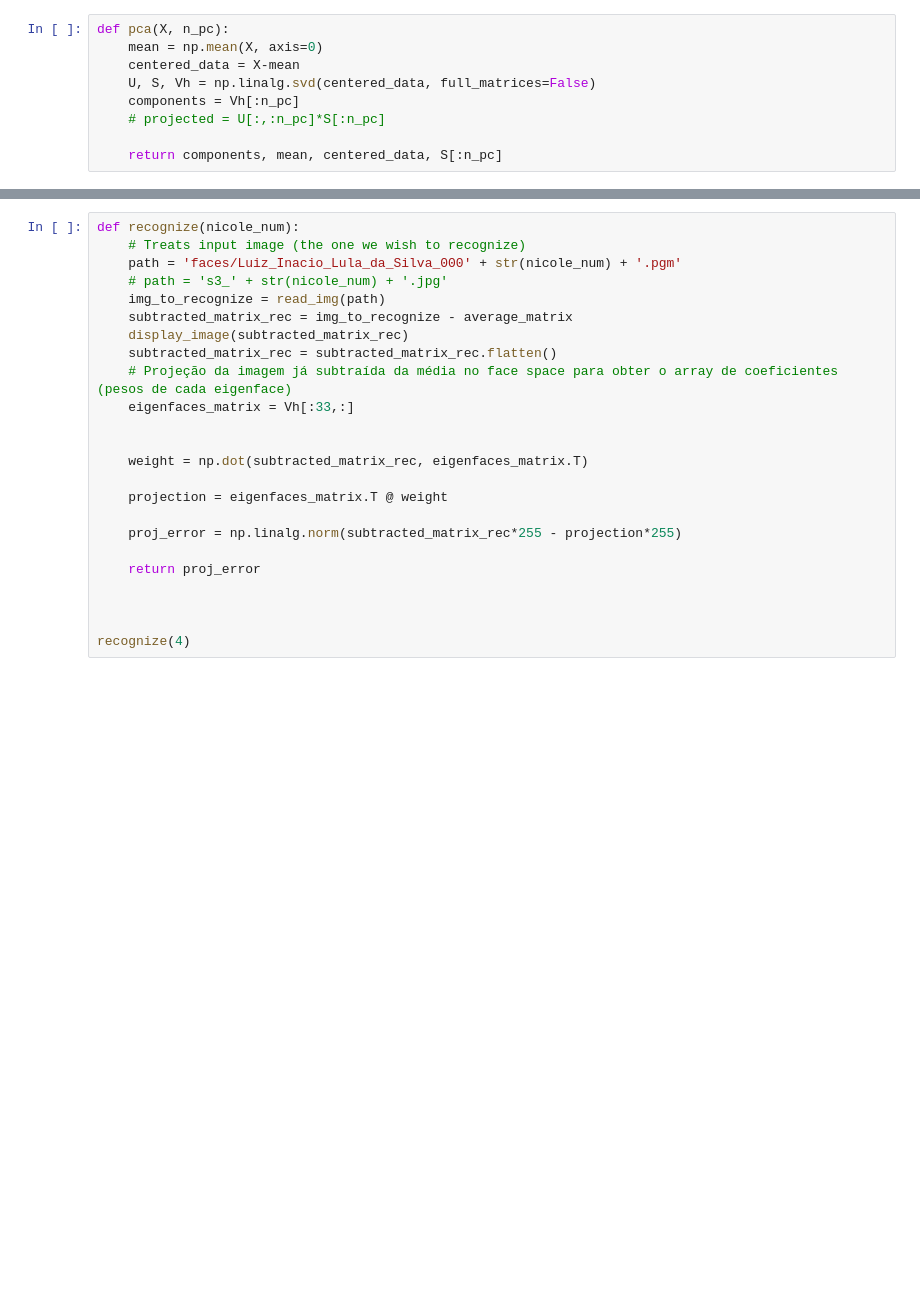
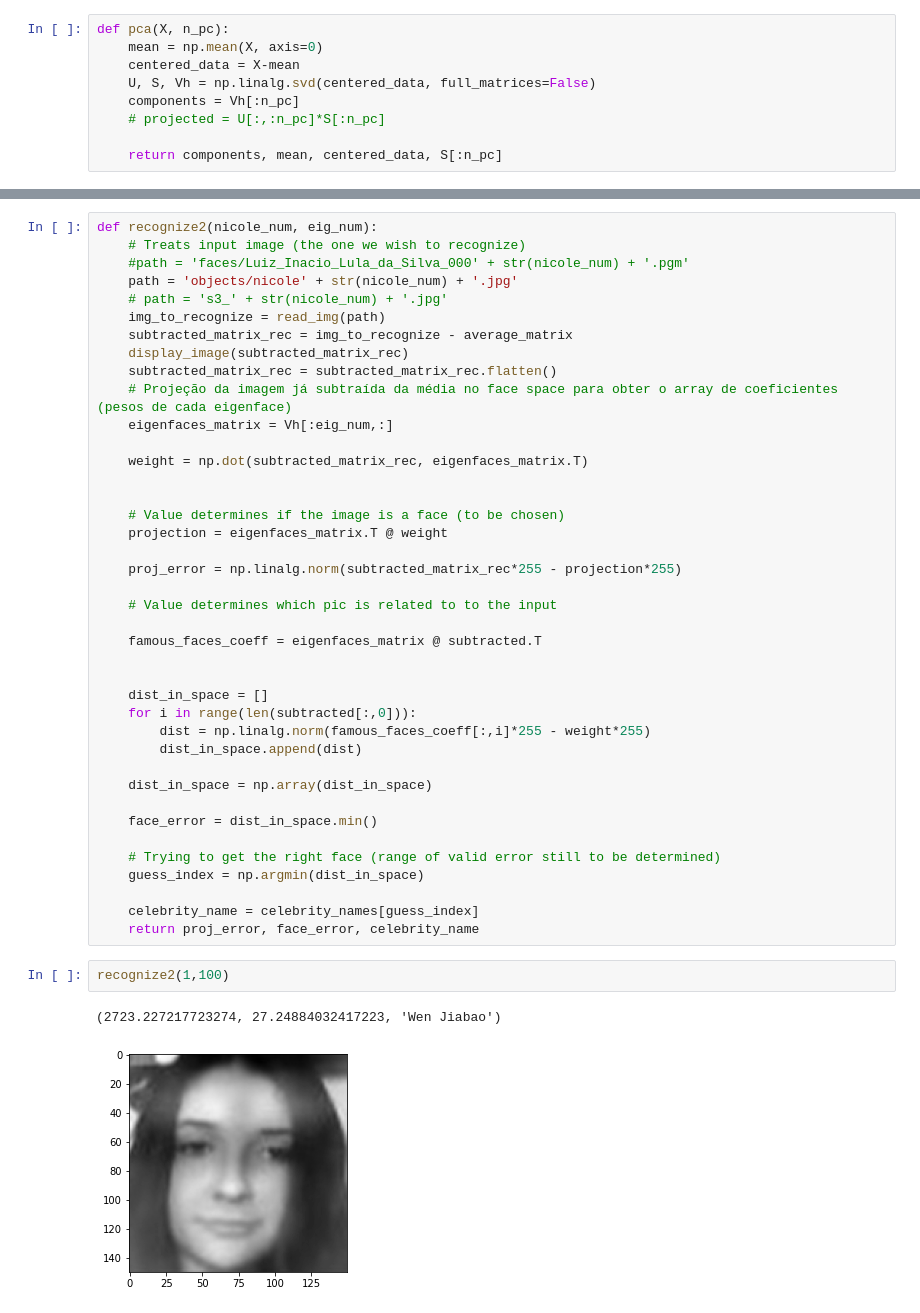
Before and after one commit to barrafas/Eigenfaces, a Jupyter notebook: eigenfaces_nic copy.ipynb, the cells around one changed output, grey strips where cells are left out. Saved outputs shown, nothing was run; the diff lists cells and outputs as text; blank space fills up the shorter version.

```diff
--- a/eigenfaces_nic copy.ipynb
+++ b/eigenfaces_nic copy.ipynb
@@ -97,27 +156,48 @@ display_image(reconstruction(subtracted, Vh, average_matrix, 150, 150, 307))
 # %%
-def recognize(nicole_num):
+def recognize2(nicole_num, eig_num):
     # Treats input image (the one we wish to recognize)
-    path = 'faces/Luiz_Inacio_Lula_da_Silva_000' + str(nicole_num) + '.pgm'
+    #path = 'faces/Luiz_Inacio_Lula_da_Silva_000' + str(nicole_num) + '.pgm'
+    path = 'objects/nicole' + str(nicole_num) + '.jpg'
     # path = 's3_' + str(nicole_num) + '.jpg'
     img_to_recognize = read_img(path)
     subtracted_matrix_rec = img_to_recognize - average_matrix
     display_image(subtracted_matrix_rec)
     subtracted_matrix_rec = subtracted_matrix_rec.flatten()
     # Projeção da imagem já subtraída da média no face space para obter o array de coeficientes (pesos de cada eigenface)
-    eigenfaces_matrix = Vh[:33,:]
-
+    eigenfaces_matrix = Vh[:eig_num,:]
 
     weight = np.dot(subtracted_matrix_rec, eigenfaces_matrix.T)
 
+
+    # Value determines if the image is a face (to be chosen)
     projection = eigenfaces_matrix.T @ weight
 
     proj_error = np.linalg.norm(subtracted_matrix_rec*255 - projection*255)
 
-    return proj_error
+    # Value determines which pic is related to to the input
+
+    famous_faces_coeff = eigenfaces_matrix @ subtracted.T
 
 
+    dist_in_space = []
+    for i in range(len(subtracted[:,0])):
+        dist = np.linalg.norm(famous_faces_coeff[:,i]*255 - weight*255)
+        dist_in_space.append(dist)
 
-recognize(4)
+    dist_in_space = np.array(dist_in_space)
+
+    face_error = dist_in_space.min()
+
+    # Trying to get the right face (range of valid error still to be determined)
+    guess_index = np.argmin(dist_in_space)
+
+    celebrity_name = celebrity_names[guess_index]
+    return proj_error, face_error, celebrity_name
+# %%
+recognize2(1,100)
+# %% [output]
+(2723.227217723274, 27.24884032417223, 'Wen Jiabao')
+[figure, added]
 # %%
 plt.plot(eigenvalues)
 plt.xticks(range(0,200,20))
```
Also changed, not shown: parts of 9 cells of this notebook, 8 other files.
